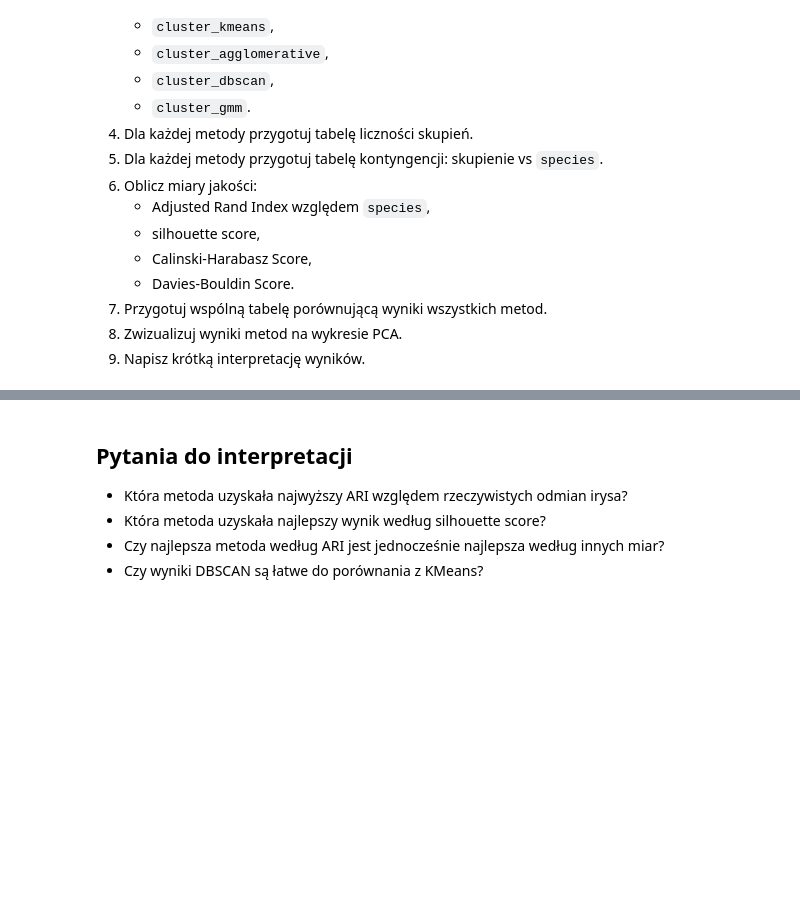
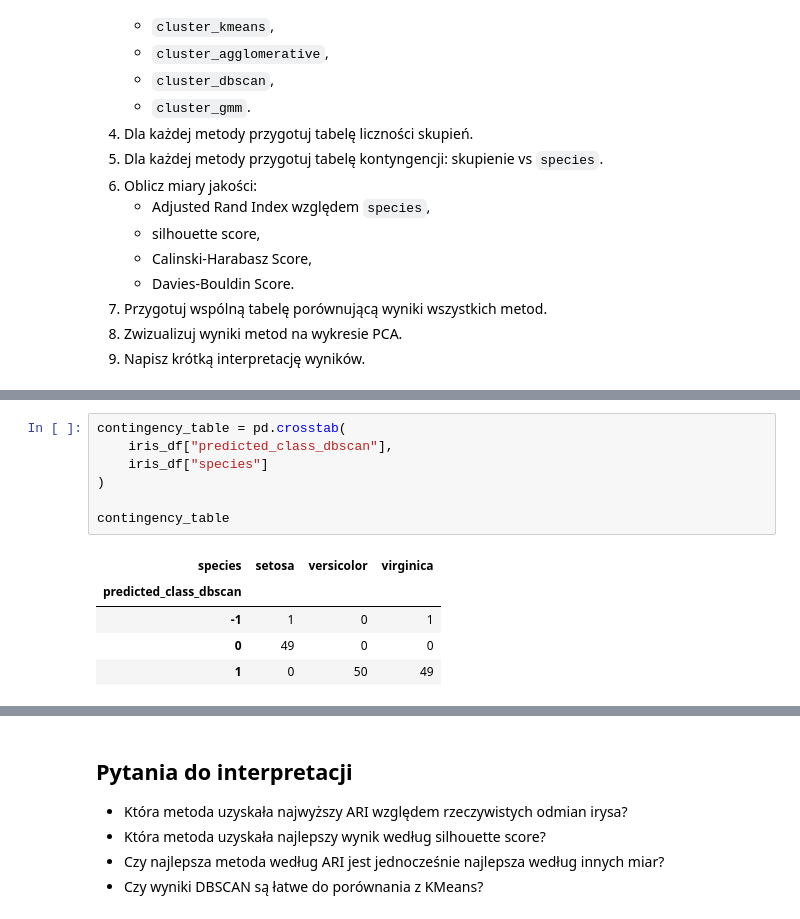
Before and after one commit to kingaorlowicz/Data_Mining_agh, a Jupyter notebook: lab3/IRIS_AGH_LAB.ipynb, the cells around one changed output, grey strips where cells are left out. Saved outputs shown, nothing was run; the diff lists cells and outputs as text; blank space fills up the shorter version.

```diff
--- a/lab3/IRIS_AGH_LAB.ipynb
+++ b/lab3/IRIS_AGH_LAB.ipynb
@@ -1216,0 +1238,13 @@ Uwzględnij co najmniej trzy spośród poniższych metod:
+# %%
+contingency_table = pd.crosstab(
+    iris_df["predicted_class_dbscan"],
+    iris_df["species"]
+)
+
+contingency_table
+# %% [output]
+| species | setosa | versicolor | virginica |
+| predicted_class_dbscan |  |  |  |
+| -1 | 1 | 0 | 1 |
+| 0 | 49 | 0 | 0 |
+| 1 | 0 | 50 | 49 |
```
Also changed, not shown: parts of 18 cells of this notebook.
